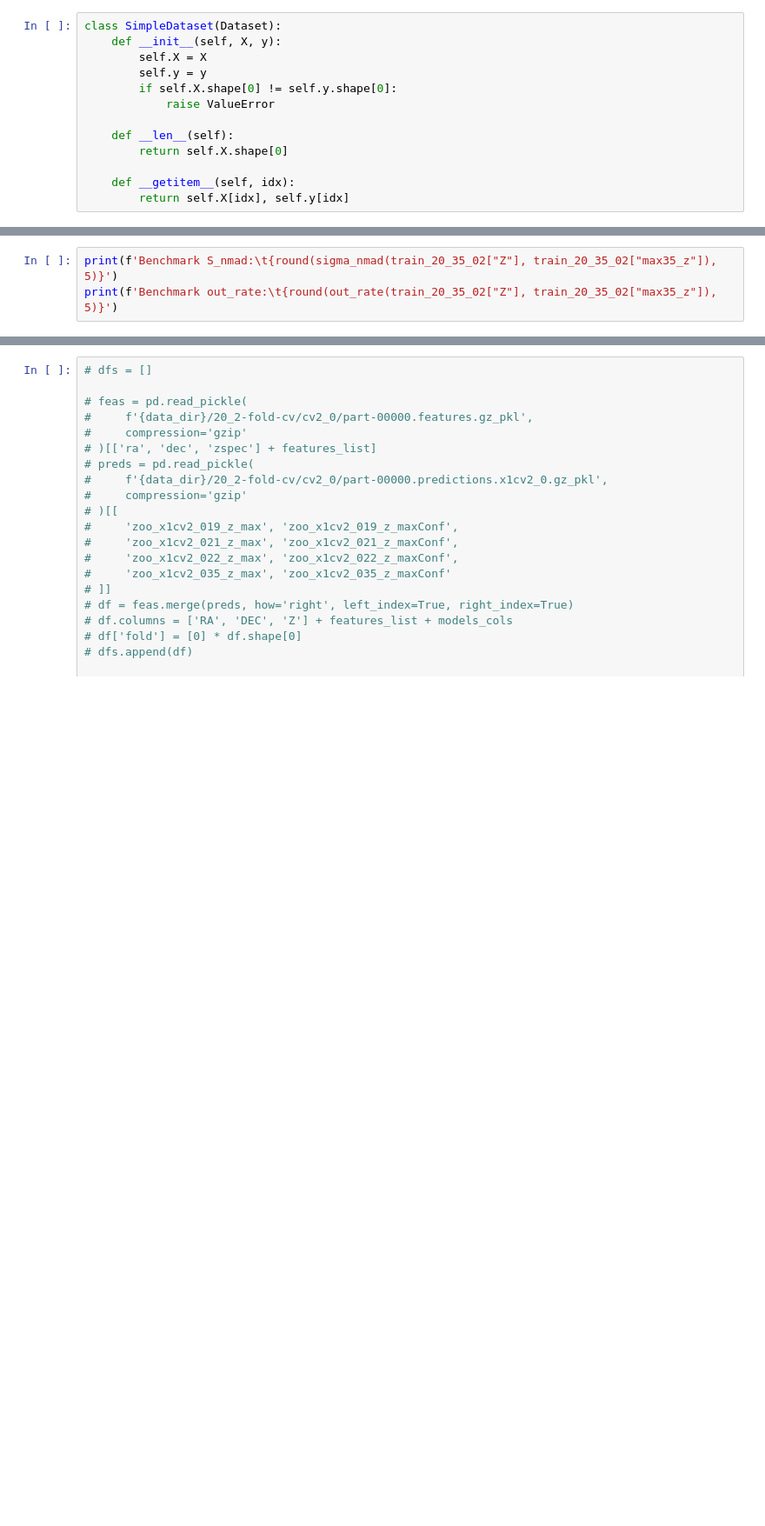
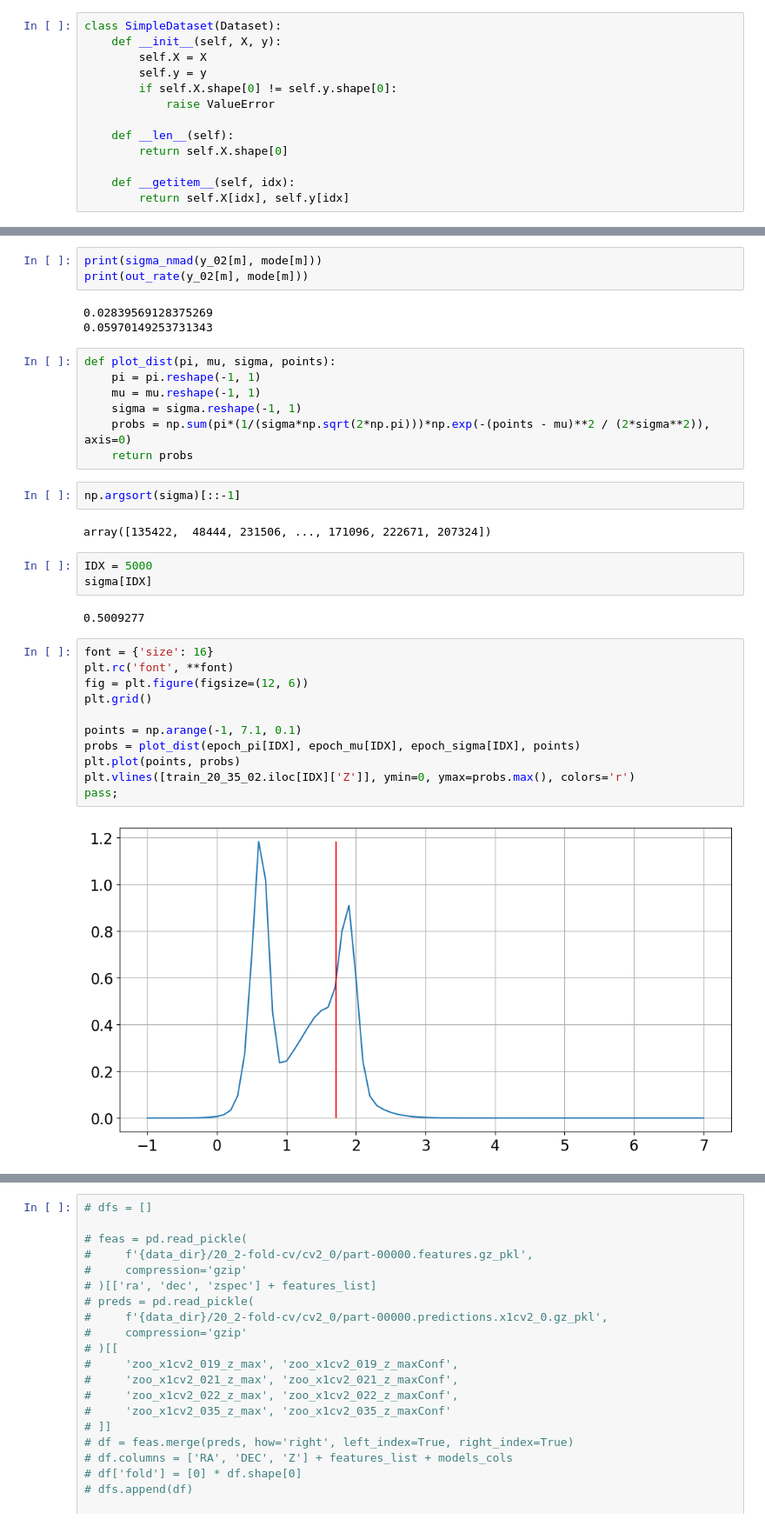
Before and after one commit to SVasi1yev/MSU_quasars, a Jupyter notebook: deep_ensambles_photo_z.ipynb, the cells around one changed output, grey strips where cells are left out. Shown at 87% size. Saved outputs shown, nothing was run; the diff lists cells and outputs as text; blank space fills up the shorter version.

```diff
--- a/deep_ensambles_photo_z.ipynb
+++ b/deep_ensambles_photo_z.ipynb
@@ -399,3 +589,35 @@ EPOCH #7/100:
 # %%
-print(f'Benchmark S_nmad:\t{round(sigma_nmad(train_20_35_02["Z"], train_20_35_02["max35_z"]), 5)}')
-print(f'Benchmark out_rate:\t{round(out_rate(train_20_35_02["Z"], train_20_35_02["max35_z"]), 5)}')
+print(sigma_nmad(y_02[m], mode[m]))
+print(out_rate(y_02[m], mode[m]))
+# %% [output]
+0.02839569128375269
+0.05970149253731343
+# %%
+def plot_dist(pi, mu, sigma, points):
+    pi = pi.reshape(-1, 1)
+    mu = mu.reshape(-1, 1)
+    sigma = sigma.reshape(-1, 1)
+    probs = np.sum(pi*(1/(sigma*np.sqrt(2*np.pi)))*np.exp(-(points - mu)**2 / (2*sigma**2)), axis=0)
+    return probs
+# %%
+np.argsort(sigma)[::-1]
+# %% [output]
+array([135422,  48444, 231506, ..., 171096, 222671, 207324])
+# %%
+IDX = 5000
+sigma[IDX]
+# %% [output]
+0.5009277
+# %%
+font = {'size': 16}
+plt.rc('font', **font)
+fig = plt.figure(figsize=(12, 6))
+plt.grid()
+
+points = np.arange(-1, 7.1, 0.1)
+probs = plot_dist(epoch_pi[IDX], epoch_mu[IDX], epoch_sigma[IDX], points)
+plt.plot(points, probs)
+plt.vlines([train_20_35_02.iloc[IDX]['Z']], ymin=0, ymax=probs.max(), colors='r')
+pass;
+# %% [output]
+[figure, added]
```
Also changed, not shown: parts of 35 cells of this notebook.
